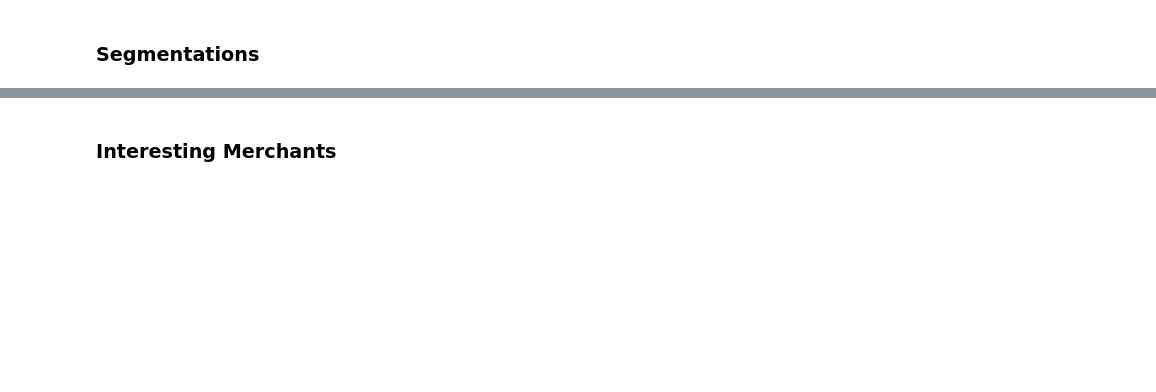
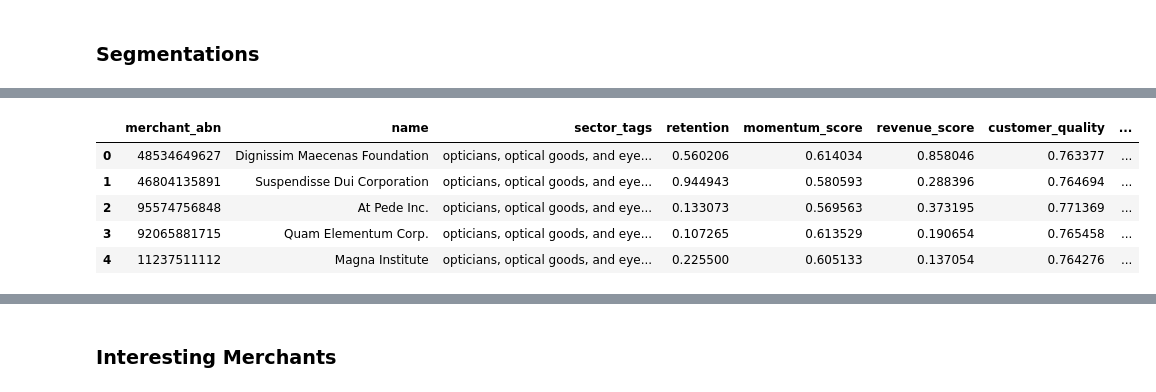
Before and after one commit to MAST30034-Applied-Data-Science/generic-buy-now-pay-later-project-group-17-adsb, a Jupyter notebook: notebooks/summary.ipynb, the cells around one changed output, grey strips where cells are left out. Cells and saved outputs as stored; diff of their text form; code cells hidden in the pictures; blank space fills up the shorter version.

```diff
--- a/notebooks/summary.ipynb
+++ b/notebooks/summary.ipynb
@@ -101,0 +159,10 @@ Below is our final ranking of merchants:
+# %%
+#Professional Services Segment Ranking
+prof.head()
+# %% [output]
+|  | merchant_abn | name | sector_tags | retention | momentum_score | revenue_score | customer_quality | ... |
+| 0 | 48534649627 | Dignissim Maecenas Foundation | opticians, optical goods, and eye... | 0.560206 | 0.614034 | 0.858046 | 0.763377 | ... |
+| 1 | 46804135891 | Suspendisse Dui Corporation | opticians, optical goods, and eye... | 0.944943 | 0.580593 | 0.288396 | 0.764694 | ... |
+| 2 | 95574756848 | At Pede Inc. | opticians, optical goods, and eye... | 0.133073 | 0.569563 | 0.373195 | 0.771369 | ... |
+| 3 | 92065881715 | Quam Elementum Corp. | opticians, optical goods, and eye... | 0.107265 | 0.613529 | 0.190654 | 0.765458 | ... |
+| 4 | 11237511112 | Magna Institute | opticians, optical goods, and eye... | 0.225500 | 0.605133 | 0.137054 | 0.764276 | ... |
```
Also changed, not shown: parts of 12 cells of this notebook, 1 other file.
